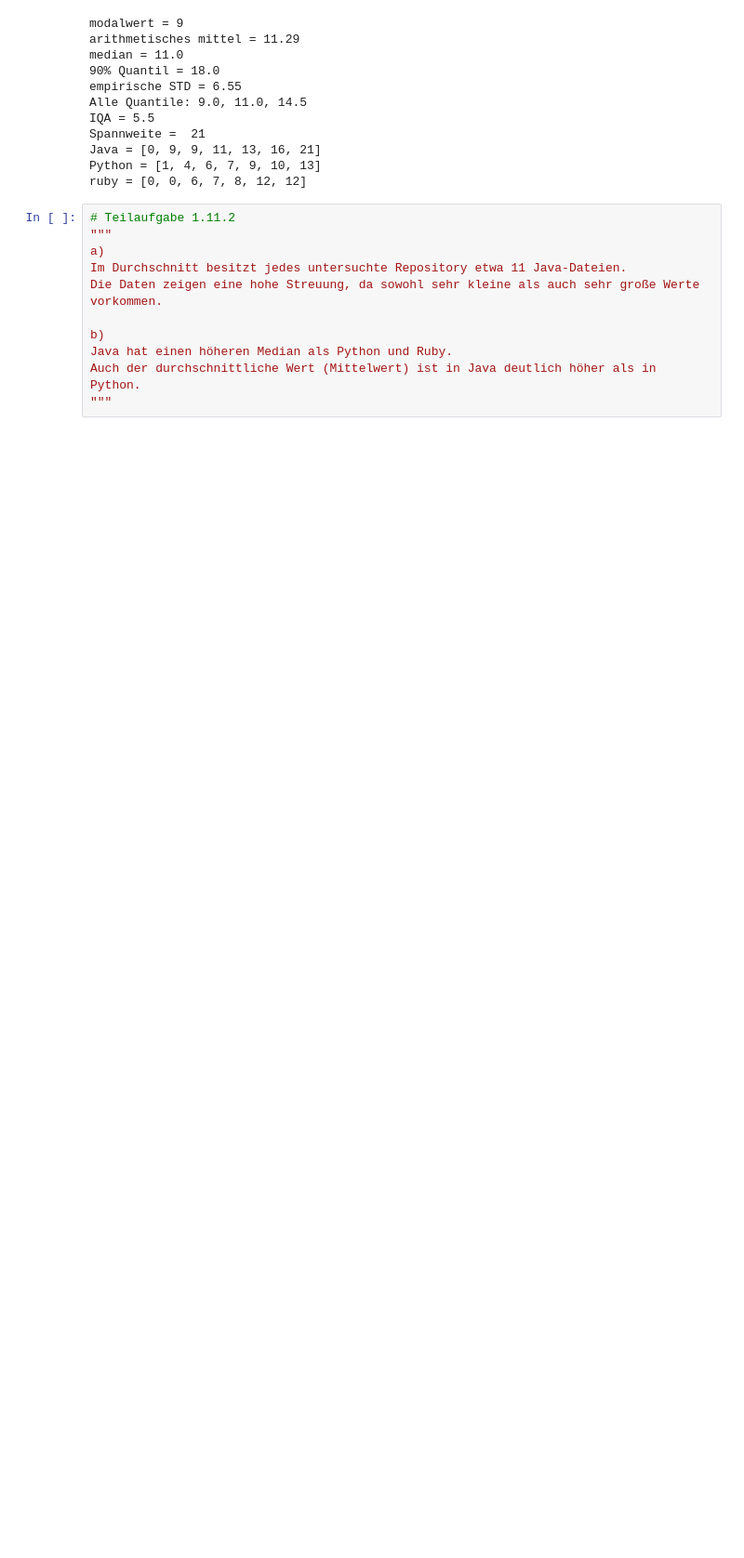
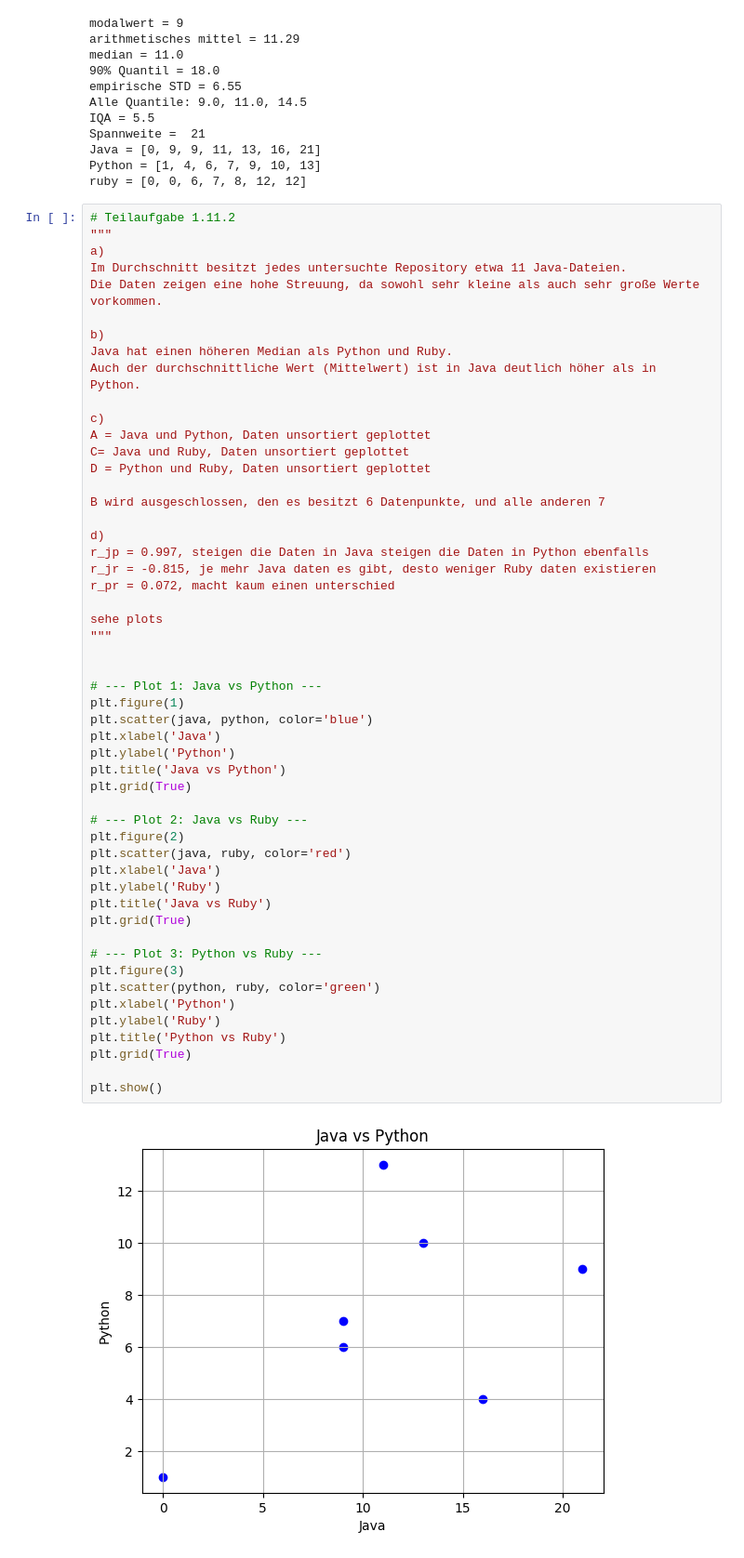
Before and after one commit to ImpressMee/Semester_3, a Jupyter notebook: 3. Stochastik/Uebungsaufgaben/uebungsblatt1.ipynb, the cells around one changed output. Shown at 93% size. Cells and saved outputs as stored; diff of their text form; blank space fills up the shorter version.

```diff
--- a/3. Stochastik/Uebungsaufgaben/uebungsblatt1.ipynb
+++ b/3. Stochastik/Uebungsaufgaben/uebungsblatt1.ipynb
@@ -512,11 +512,54 @@ ruby = [0, 0, 6, 7, 8, 12, 12]
 # %%
 # Teilaufgabe 1.11.2
 """
 a)
 Im Durchschnitt besitzt jedes untersuchte Repository etwa 11 Java-Dateien.
 Die Daten zeigen eine hohe Streuung, da sowohl sehr kleine als auch sehr große Werte vorkommen.
 
 b)
 Java hat einen höheren Median als Python und Ruby.
 Auch der durchschnittliche Wert (Mittelwert) ist in Java deutlich höher als in Python.
+
+c)
+A = Java und Python, Daten unsortiert geplottet
+C= Java und Ruby, Daten unsortiert geplottet
+D = Python und Ruby, Daten unsortiert geplottet
+
+B wird ausgeschlossen, den es besitzt 6 Datenpunkte, und alle anderen 7
+
+d)
+r_jp = 0.997, steigen die Daten in Java steigen die Daten in Python ebenfalls
+r_jr = -0.815, je mehr Java daten es gibt, desto weniger Ruby daten existieren
+r_pr = 0.072, macht kaum einen unterschied
+
+sehe plots
 """
+
+
+# --- Plot 1: Java vs Python ---
+plt.figure(1)
+plt.scatter(java, python, color='blue')
+plt.xlabel('Java')
+plt.ylabel('Python')
+plt.title('Java vs Python')
+plt.grid(True)
+
+# --- Plot 2: Java vs Ruby ---
+plt.figure(2)
+plt.scatter(java, ruby, color='red')
+plt.xlabel('Java')
+plt.ylabel('Ruby')
+plt.title('Java vs Ruby')
+plt.grid(True)
+
+# --- Plot 3: Python vs Ruby ---
+plt.figure(3)
+plt.scatter(python, ruby, color='green')
+plt.xlabel('Python')
+plt.ylabel('Ruby')
+plt.title('Python vs Ruby')
+plt.grid(True)
+
+plt.show()
+# %% [output]
+[figure, added]
```
Also changed, not shown: parts of 1 cell of this notebook, 6 other files.
